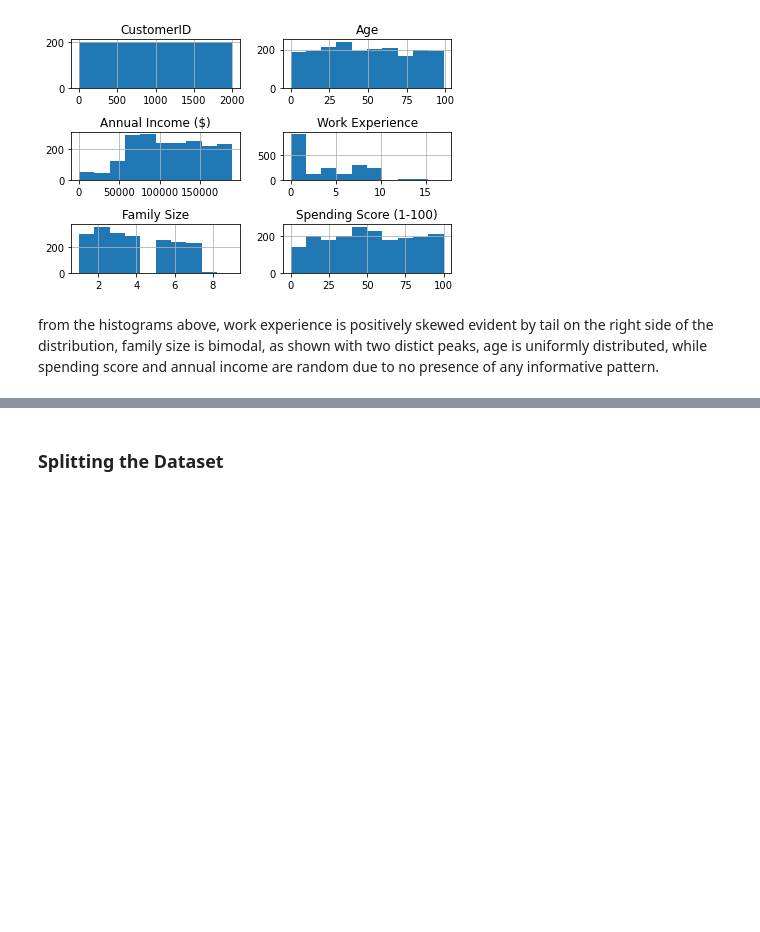
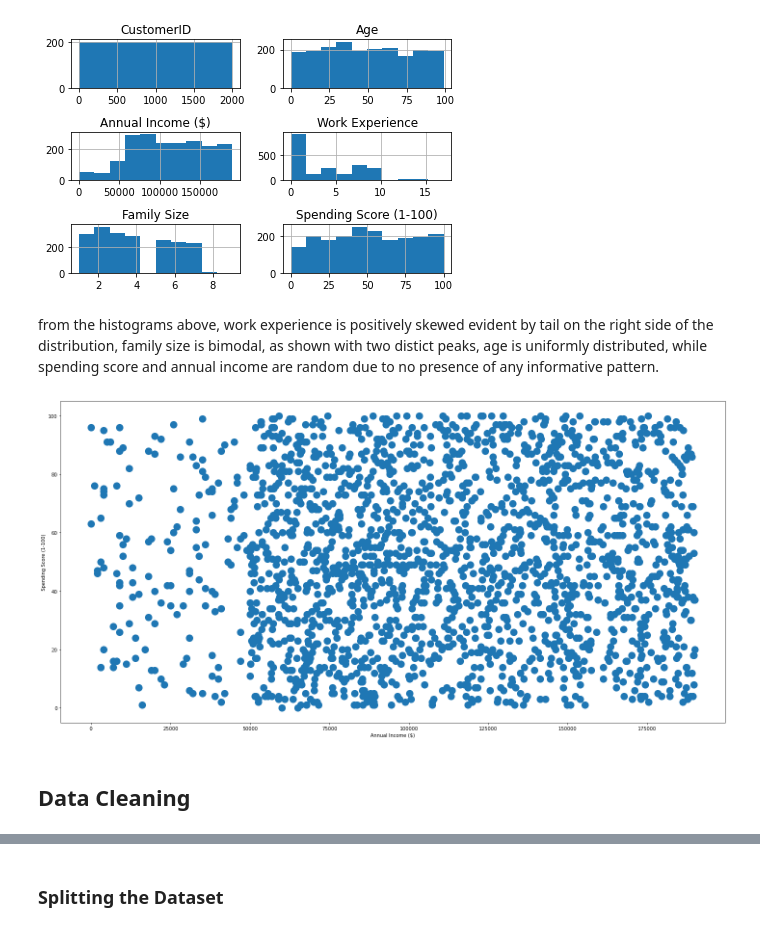
Before and after one commit to AiJared/Customer-Segmentation, a Jupyter notebook: Shop Customers Detection.ipynb, the cells around one changed output, grey strips where cells are left out. Saved outputs shown, nothing was run; the diff lists cells and outputs as text; code cells hidden in the pictures; blank space fills up the shorter version.

```diff
--- a/Shop Customers Detection.ipynb
+++ b/Shop Customers Detection.ipynb
@@ -183,3 +213,11 @@ plt.show()
 [figure]
 # %% [markdown]
 from the histograms above, work experience is positively skewed evident by tail on the right side of the distribution, family size is bimodal, as shown with two distict peaks, age is uniformly distributed, while spending score and annual income are random due to no presence of any informative pattern.
+# %%
+# Spending frequency based on annual income
+spending_freq_1 = df[["Annual Income ($)", "Spending Score (1-100)"]].plot(kind="scatter", x="Annual Income ($)", y="Spending Score (1-100)", s=200, figsize=(20,10))
+save_fig("spending_frequency_based_on_annual_income")
+# %% [output]
+[figure, added]
+# %% [markdown]
+## Data Cleaning
```
Also changed, not shown: parts of 11 cells of this notebook, 2 other files.
